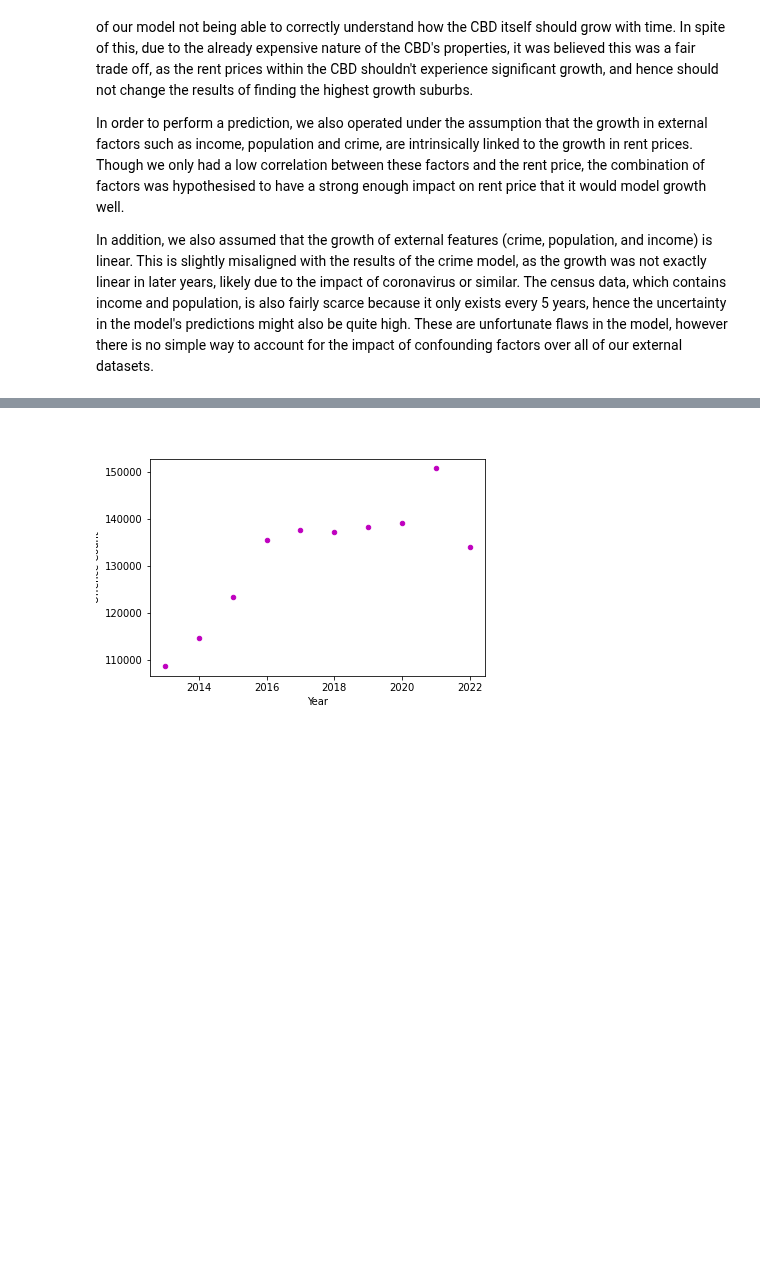
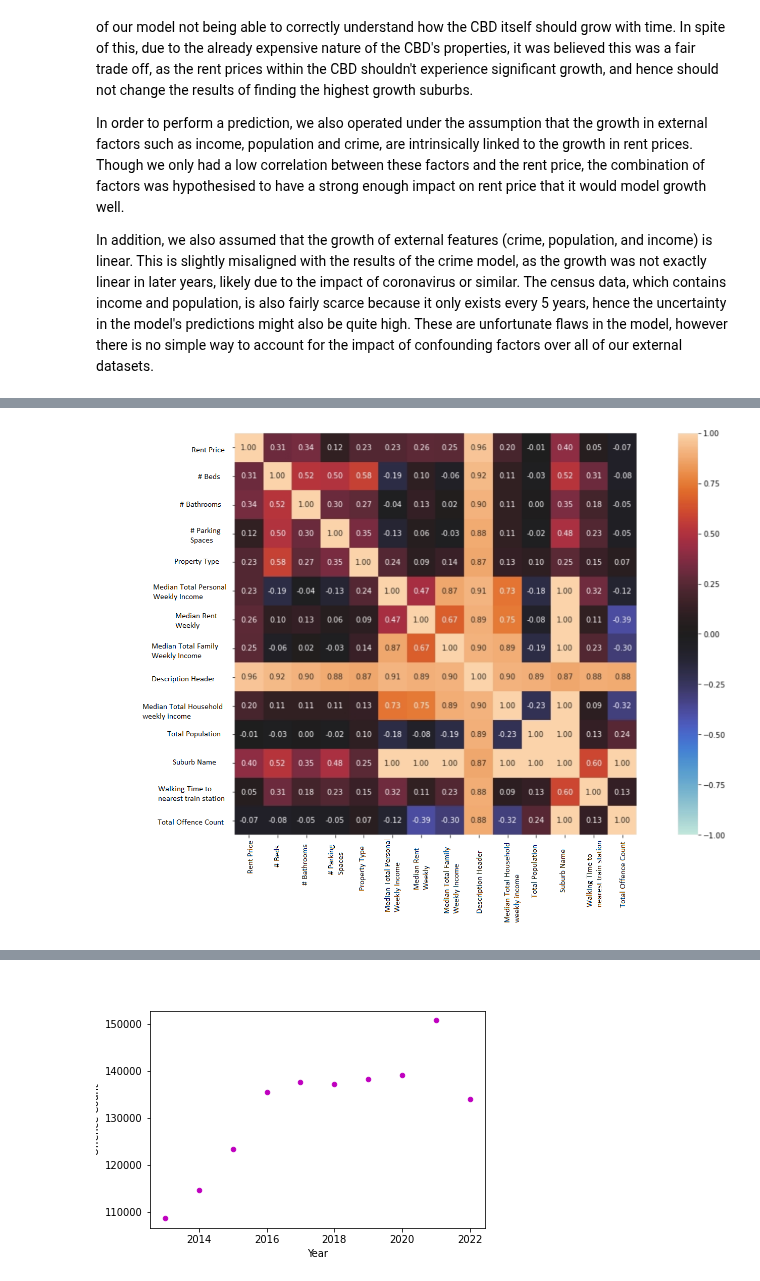
Before and after one commit to MAST30034-Applied-Data-Science/generic-real-estate-consulting-project-group-30, a Jupyter notebook: notebooks/summary.ipynb, the cells around one changed output, grey strips where cells are left out. Cells and saved outputs as stored; diff of their text form; code cells hidden in the pictures; blank space fills up the shorter version.

```diff
--- a/notebooks/summary.ipynb
+++ b/notebooks/summary.ipynb
@@ -100,0 +89,5 @@ Might want to standardise by dividing income with rent price
+# %%
+src = '../plots/correlations.png'
+Image(filename=src)
+# %% [output]
+[figure, added]
```
Also changed, not shown: parts of 14 cells of this notebook.
